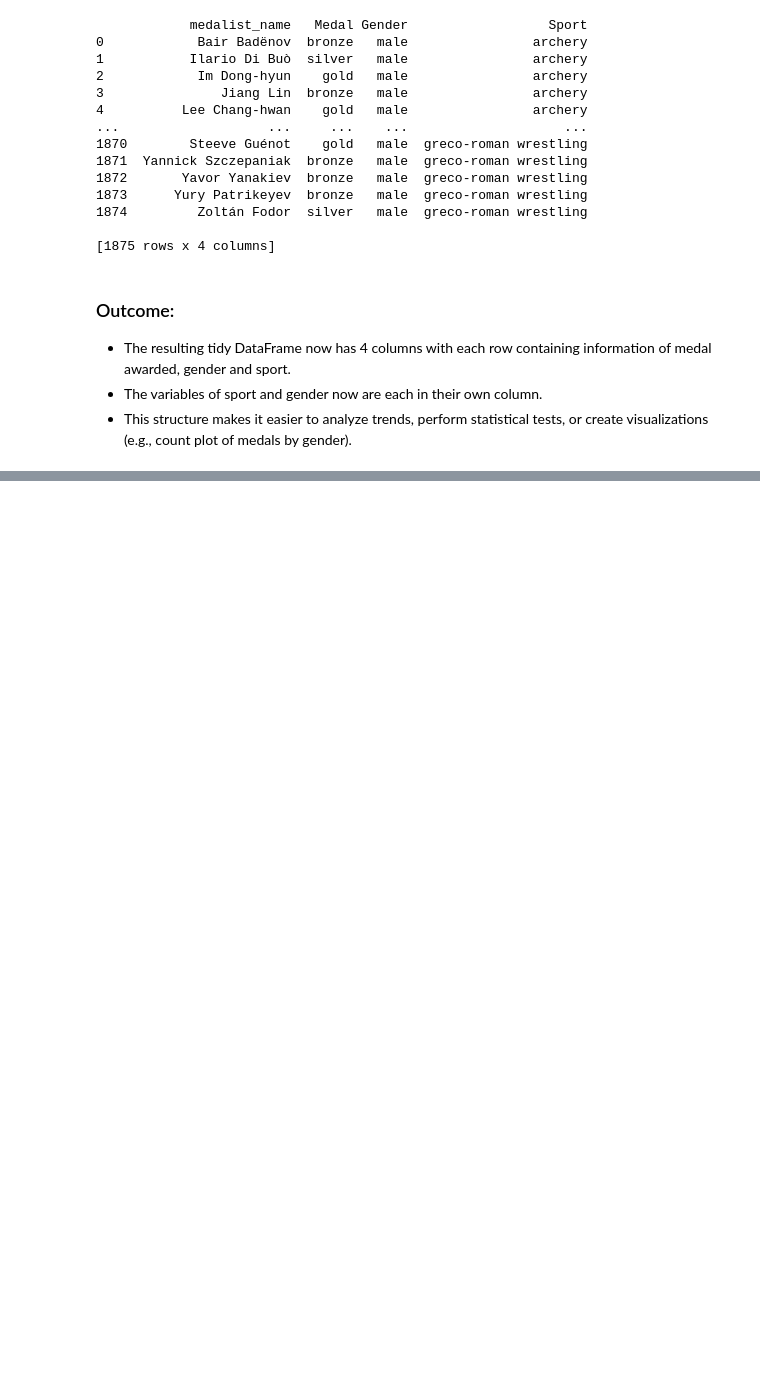
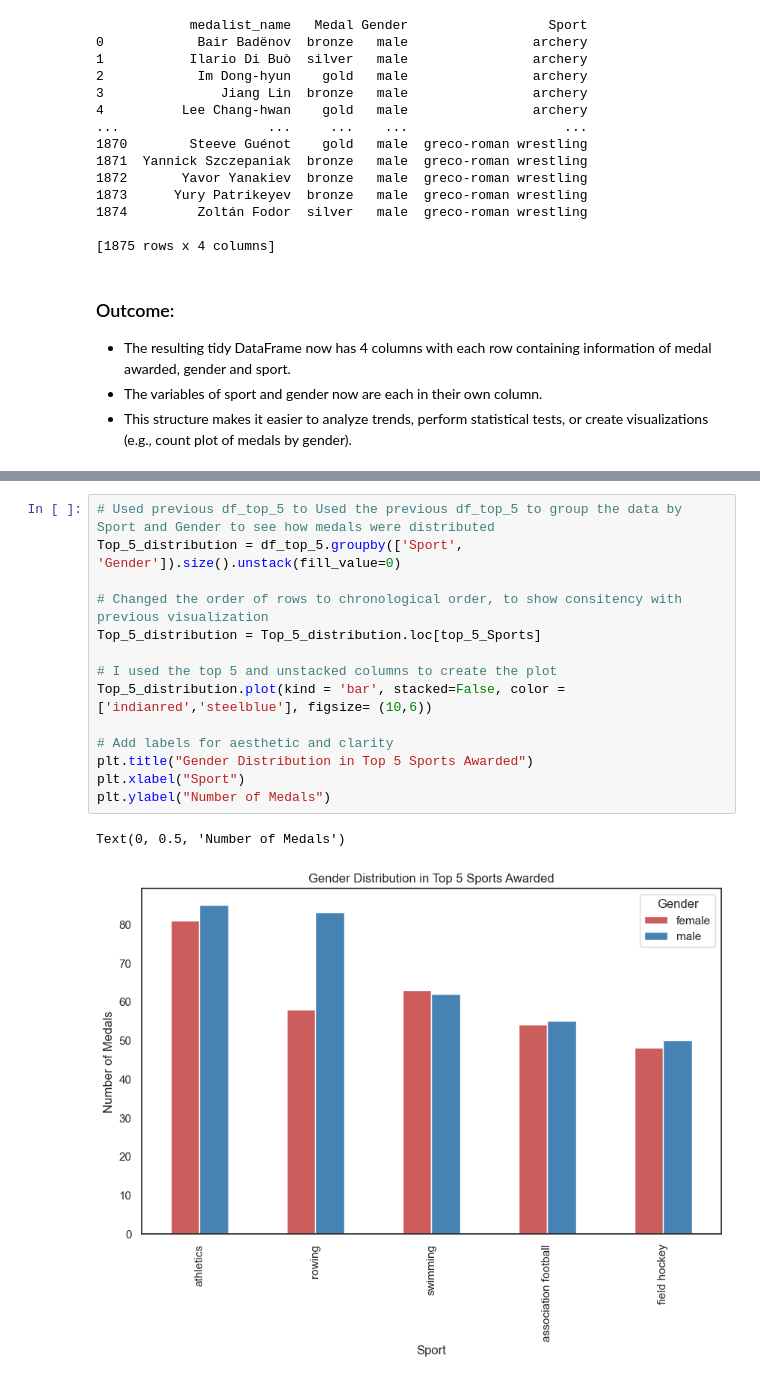
Before and after one commit to JaylynneCM/Monterroso-Data-Science-Portfolio, a Jupyter notebook: TidyData-Project/Tidy_Data_Notebook.ipynb, the cells around one changed output, grey strips where cells are left out. Cells and saved outputs as stored; diff of their text form; blank space fills up the shorter version.

Commit message:
added gender distribution bar chart for top 5 sports awarded medals

```diff
--- a/TidyData-Project/Tidy_Data_Notebook.ipynb
+++ b/TidyData-Project/Tidy_Data_Notebook.ipynb
@@ -190,3 +194,20 @@ plt.ylabel("Number of Medals")
 # %% [output]
 Text(0, 0.5, 'Number of Medals')
 [figure]
+# %%
+# Used previous df_top_5 to Used the previous df_top_5 to group the data by Sport and Gender to see how medals were distributed
+Top_5_distribution = df_top_5.groupby(['Sport', 'Gender']).size().unstack(fill_value=0)
+
+# Changed the order of rows to chronological order, to show consitency with previous visualization
+Top_5_distribution = Top_5_distribution.loc[top_5_Sports]
+
+# I used the top 5 and unstacked columns to create the plot
+Top_5_distribution.plot(kind = 'bar', stacked=False, color = ['indianred','steelblue'], figsize= (10,6))
+
+# Add labels for aesthetic and clarity
+plt.title("Gender Distribution in Top 5 Sports Awarded")
+plt.xlabel("Sport")
+plt.ylabel("Number of Medals")
+# %% [output]
+Text(0, 0.5, 'Number of Medals')
+[figure, added]
```
Also changed, not shown: parts of 2 cells of this notebook.
